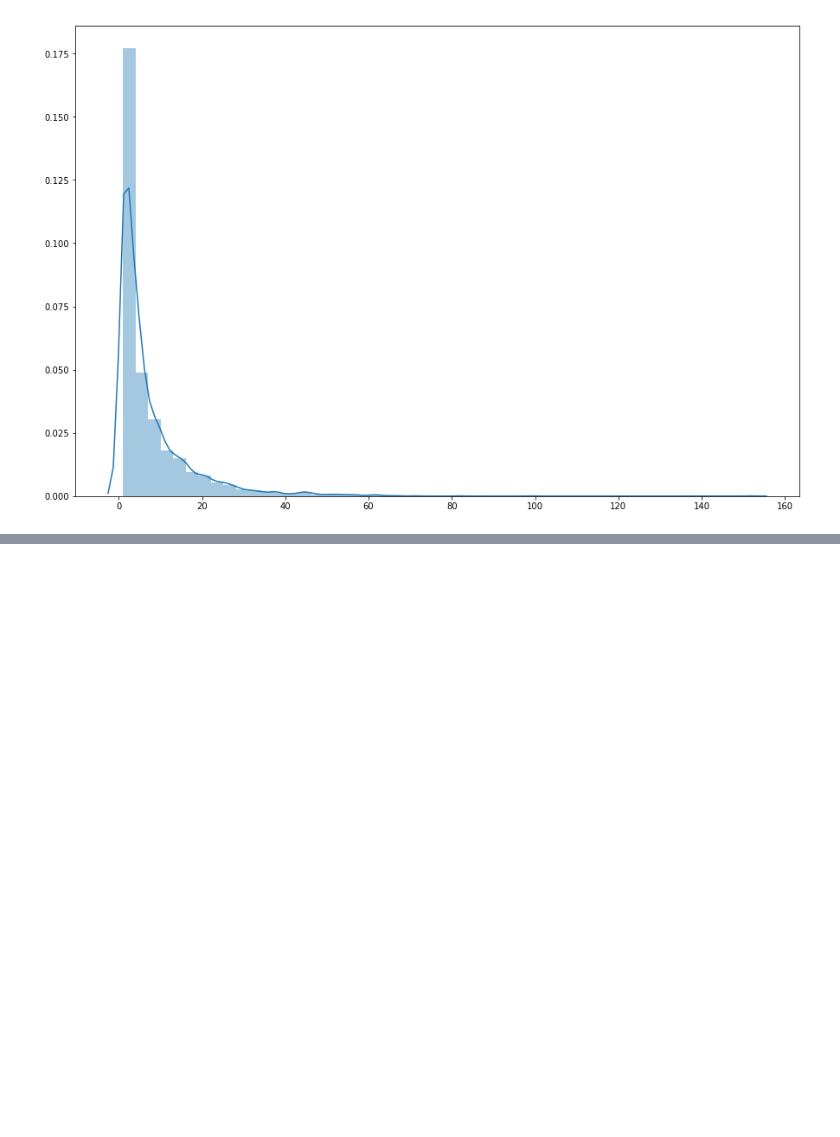
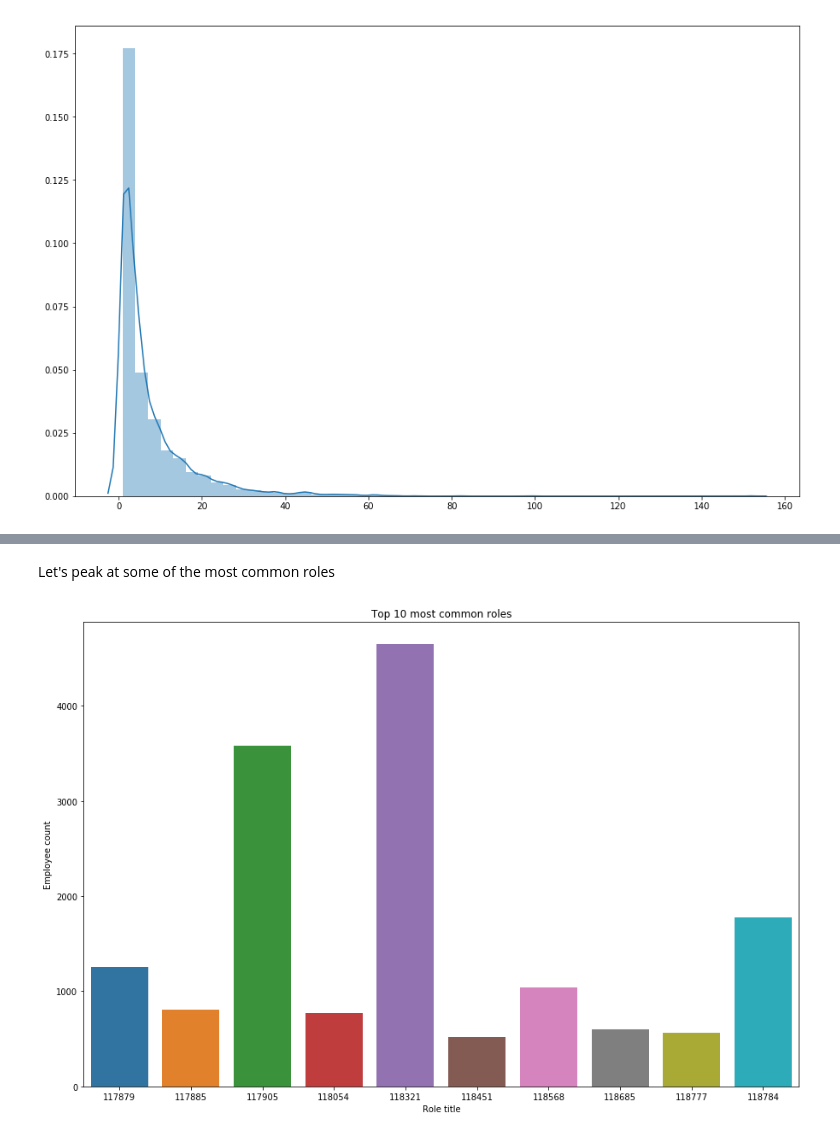
Before and after one commit to kilcoole/amazon-employee-access, a Jupyter notebook: EDA.ipynb, the cells around one changed output, grey strips where cells are left out. Saved outputs shown, nothing was run; the diff lists cells and outputs as text; code cells hidden in the pictures; blank space fills up the shorter version.

```diff
--- a/EDA.ipynb
+++ b/EDA.ipynb
@@ -143,0 +181,11 @@ Name: ROLE_FAMILY, Length: 32769, dtype: int64
+# %% [markdown]
+Let's peak at some of the most common roles
+# %%
+#df["RESOURCE"] = df["RESOURCE"].astype(str)
+plt.figure(figsize=(15,10))
+ax = sns.barplot(x="ROLE_TITLE", y=0,data=train.groupby(["ROLE_TITLE"]).size().sort_values(ascending=False).reset_index().head(10))
+ax.set(title="Top 10 most common roles", xlabel="Role title", ylabel="Employee count")
+setFontsize(16)
+plt.show()
+# %% [output]
+[figure, added]
```
Also changed, not shown: parts of 49 cells of this notebook.
